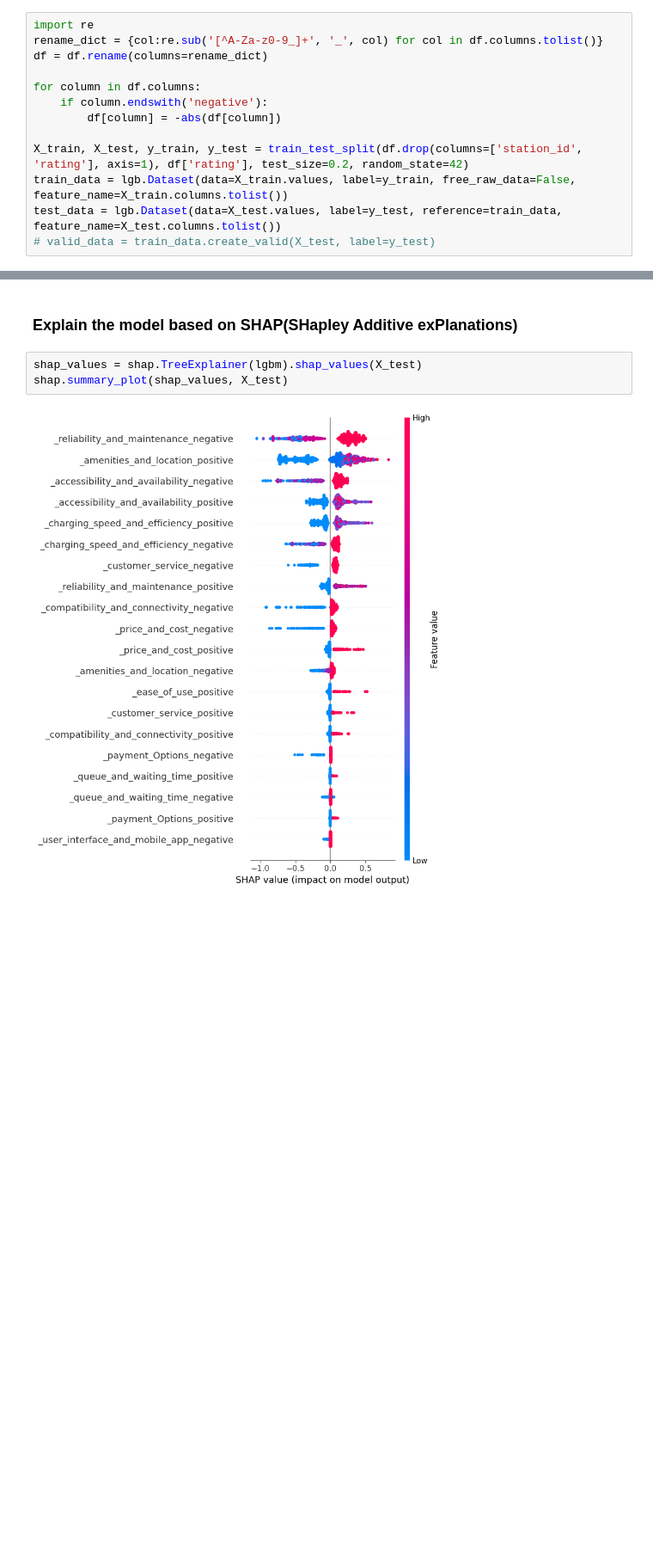
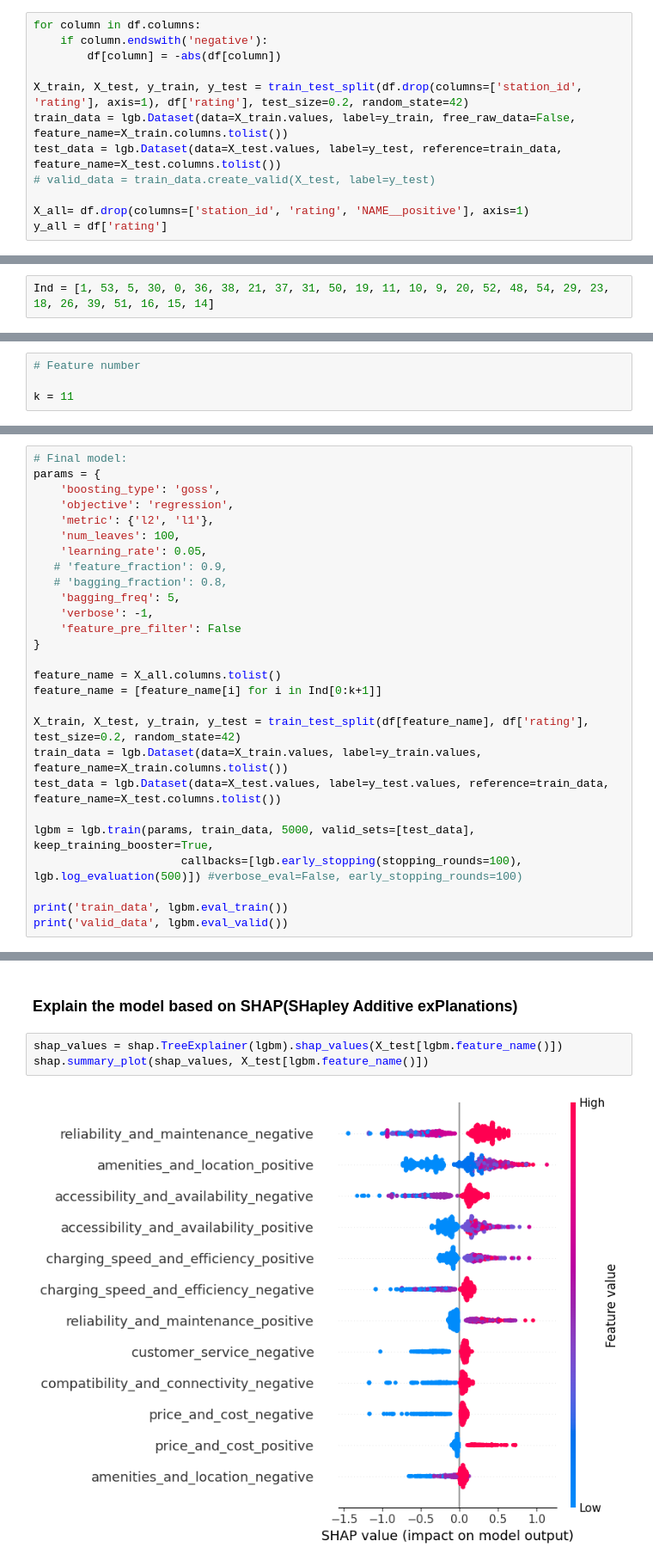
Before and after one commit to priest-yang/Electrifind, a Jupyter notebook: GPT_sentiment_analysis.ipynb, the cells around one changed output, grey strips where cells are left out. Shown at 86% size. Drawn from its saved outputs; the diff is of its cells as text; blank space fills up the shorter version.

Commit message:
update 618 model

```diff
--- a/GPT_sentiment_analysis.ipynb
+++ b/GPT_sentiment_analysis.ipynb
@@ -60,10 +102,6 @@ overall_rating = results[['rating','station_id']].groupby('station_id').mean().r
 df = merged.merge(overall_rating, on='station_id', how='left')
 features_name = df.columns.tolist()
 # %%
-import re
-rename_dict = {col:re.sub('[^A-Za-z0-9_]+', '_', col) for col in df.columns.tolist()}
-df = df.rename(columns=rename_dict)
-
 for column in df.columns:
     if column.endswith('negative'):
         df[column] = -abs(df[column])
@@ -72,4 +110,7 @@ X_train, X_test, y_train, y_test = train_test_split(df.drop(columns=['station_id
 train_data = lgb.Dataset(data=X_train.values, label=y_train, free_raw_data=False, feature_name=X_train.columns.tolist())
 test_data = lgb.Dataset(data=X_test.values, label=y_test, reference=train_data, feature_name=X_test.columns.tolist())
 # valid_data = train_data.create_valid(X_test, label=y_test)
+
+X_all= df.drop(columns=['station_id', 'rating', 'NAME__positive'], axis=1)
+y_all = df['rating']
 # %%
@@ -101,0 +272,2 @@ valid_data [('valid_0', 'l2', 0.5183788907968763, False)]
+# %%
+Ind = [1, 53, 5, 30, 0, 36, 38, 21, 37, 31, 50, 19, 11, 10, 9, 20, 52, 48, 54, 29, 23, 18, 26, 39, 51, 16, 15, 14]
@@ -101,0 +437,4 @@ valid_data [('valid_0', 'l2', 0.5183788907968763, False)]
+# %%
+# Feature number
+
+k = 11
@@ -101,0 +485,27 @@ valid_data [('valid_0', 'l2', 0.5183788907968763, False)]
+# %%
+# Final model:
+params = {
+    'boosting_type': 'goss',
+    'objective': 'regression',
+    'metric': {'l2', 'l1'},
+    'num_leaves': 100,
+    'learning_rate': 0.05,
+   # 'feature_fraction': 0.9,
+   # 'bagging_fraction': 0.8,
+    'bagging_freq': 5,
+    'verbose': -1,
+    'feature_pre_filter': False
+}
+
+feature_name = X_all.columns.tolist()
+feature_name = [feature_name[i] for i in Ind[0:k+1]]
+
+X_train, X_test, y_train, y_test = train_test_split(df[feature_name], df['rating'], test_size=0.2, random_state=42)
+train_data = lgb.Dataset(data=X_train.values, label=y_train.values, feature_name=X_train.columns.tolist())
+test_data = lgb.Dataset(data=X_test.values, label=y_test.values, reference=train_data, feature_name=X_test.columns.tolist())
+
+lgbm = lgb.train(params, train_data, 5000, valid_sets=[test_data], keep_training_booster=True,
+                      callbacks=[lgb.early_stopping(stopping_rounds=100), lgb.log_evaluation(500)]) #verbose_eval=False, early_stopping_rounds=100)
+
+print('train_data', lgbm.eval_train())
+print('valid_data', lgbm.eval_valid())
@@ -107,10 +538,10 @@ lgb.plot_importance(lgbm, figsize=(12, 6))
 # %% [markdown]
 ### Explain the model based on SHAP(SHapley Additive exPlanations)
 # %%
-shap_values = shap.TreeExplainer(lgbm).shap_values(X_test)
-shap.summary_plot(shap_values, X_test)
+shap_values = shap.TreeExplainer(lgbm).shap_values(X_test[lgbm.feature_name()])
+shap.summary_plot(shap_values, X_test[lgbm.feature_name()])
 # %% [output]
-[figure, old version]
+[figure, new version]
 # %%
 # select top features
 feature_importance = lgbm.feature_importance(importance_type='split')
```
Also changed, not shown: parts of 23 cells of this notebook, 2 other files.
